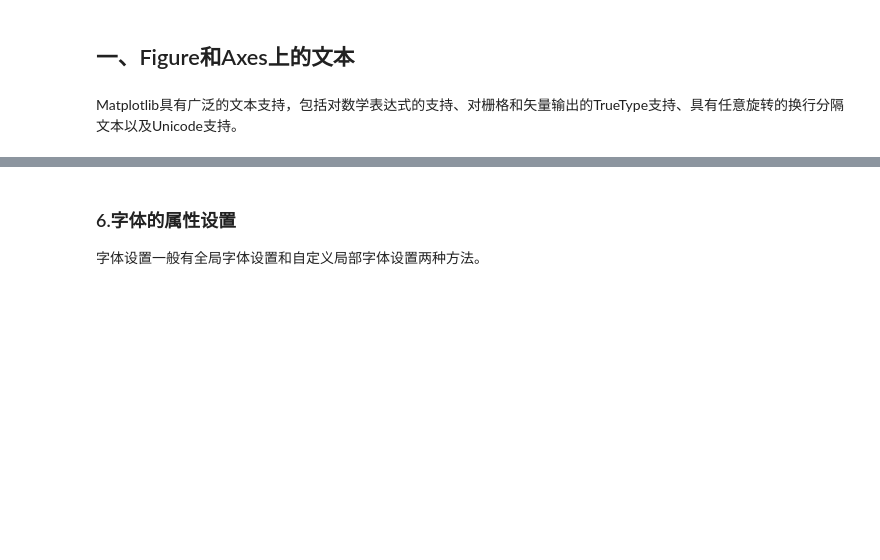
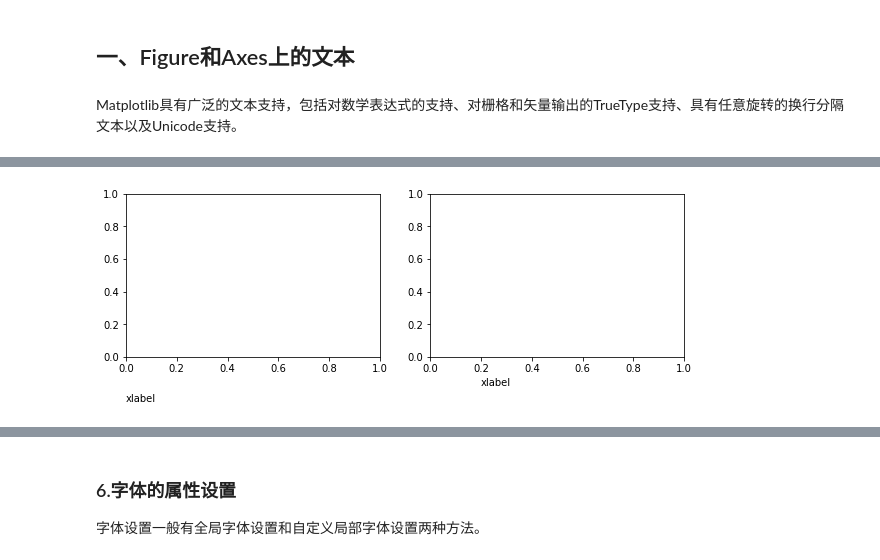
Before and after one commit to datawhalechina/fantastic-matplotlib, a Jupyter notebook: 第四回：文字图例尽眉目.ipynb, the cells around one changed output, grey strips where cells are left out. Saved outputs shown, nothing was run; the diff lists cells and outputs as text; code cells hidden in the pictures; blank space fills up the shorter version.

```diff
--- a/第四回：文字图例尽眉目.ipynb
+++ b/第四回：文字图例尽眉目.ipynb
@@ -175,0 +106,12 @@ plt.show()
+# %%
+# 观察labelpad和loc参数的使用效果
+fig = plt.figure(figsize=(10,3))
+axes = fig.subplots(1,2)
+axes[0].set_xlabel('xlabel',labelpad=20,loc='left')
+
+# loc参数仅能提供粗略的位置调整，如果想要更精确的设置标签的位置，可以使用position参数+horizontalalignment参数来定位
+# position由一个元组过程，第一个元素0.2表示x轴标签在x轴的位置，第二个元素对于xlabel其实是无意义的，随便填一个数都可以
+# horizontalalignment='left'表示左对齐，这样设置后x轴标签就能精确定位在x=0.2的位置处
+axes[1].set_xlabel('xlabel', position=(0.2, _), horizontalalignment='left');
+# %% [output]
+[figure, added]
```
Also changed, not shown: parts of 39 cells of this notebook.
